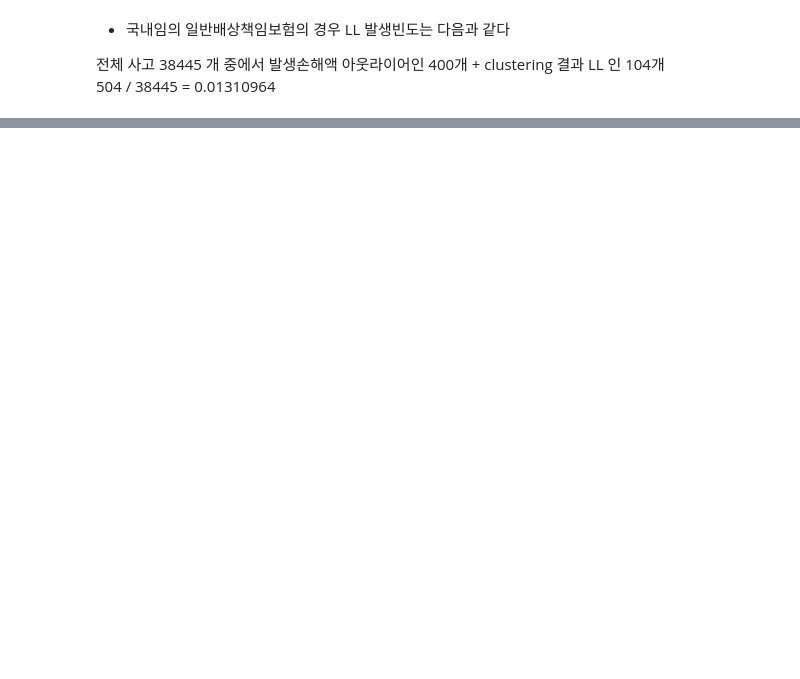
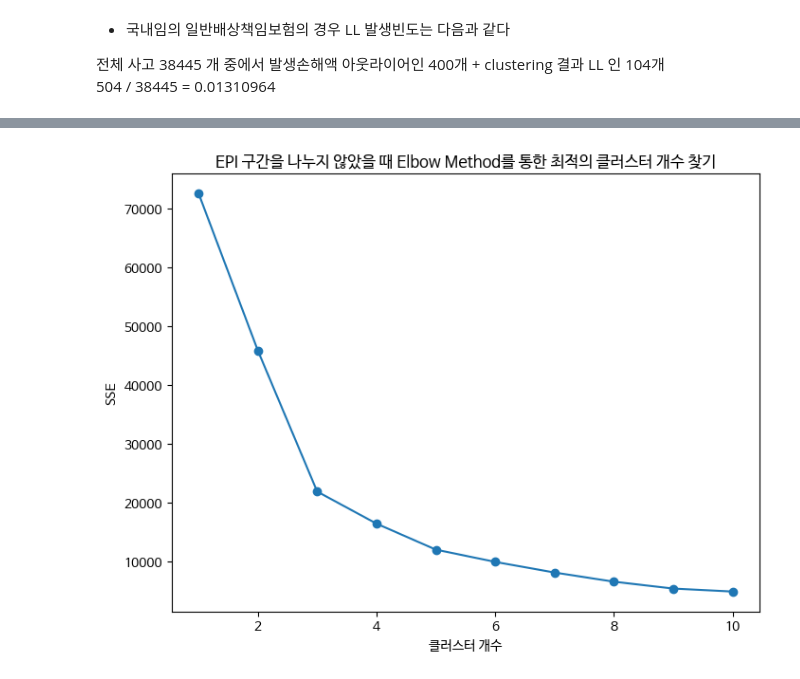
Before and after one commit to HyemiGu/ESC-22WINTER, a Jupyter notebook: 국내_일반배상책임_ppt용색설정.ipynb, the cells around one changed output, grey strips where cells are left out. Drawn from its saved outputs; the diff is of its cells as text; code cells hidden in the pictures; blank space fills up the shorter version.

```diff
--- a/국내_일반배상책임_ppt용색설정.ipynb
+++ b/국내_일반배상책임_ppt용색설정.ipynb
@@ -1093,0 +1112,25 @@ display(cluster_4_data_min_loss_EPI_high)
+# %%
+# 필요한 열 선택
+selected_columns = ['수재보험료누적', '수재발생손해액누적']
+data_for_clustering = df_no_outliers[selected_columns]
+
+# 데이터 표준화
+scaler = StandardScaler()
+standardized_data = scaler.fit_transform(data_for_clustering)
+
+# Elbow Method를 통한 최적의 클러스터 개수 찾기
+inertia = []
+for k in range(1, 11):
+    kmeans = KMeans(n_clusters=k, random_state=42)
+    kmeans.fit(standardized_data)
+    inertia.append(kmeans.inertia_)
+
+# Elbow Method 그래프 시각화
+plt.figure(figsize=(8, 6))
+plt.plot(range(1, 11), inertia, marker='o')
+plt.title('EPI 구간을 나누지 않았을 때 Elbow Method를 통한 최적의 클러스터 개수 찾기')
+plt.xlabel('클러스터 개수')
+plt.ylabel('SSE')
+plt.show()
+# %% [output]
+[figure, added]
```
Also changed, not shown: parts of 6 cells of this notebook.
